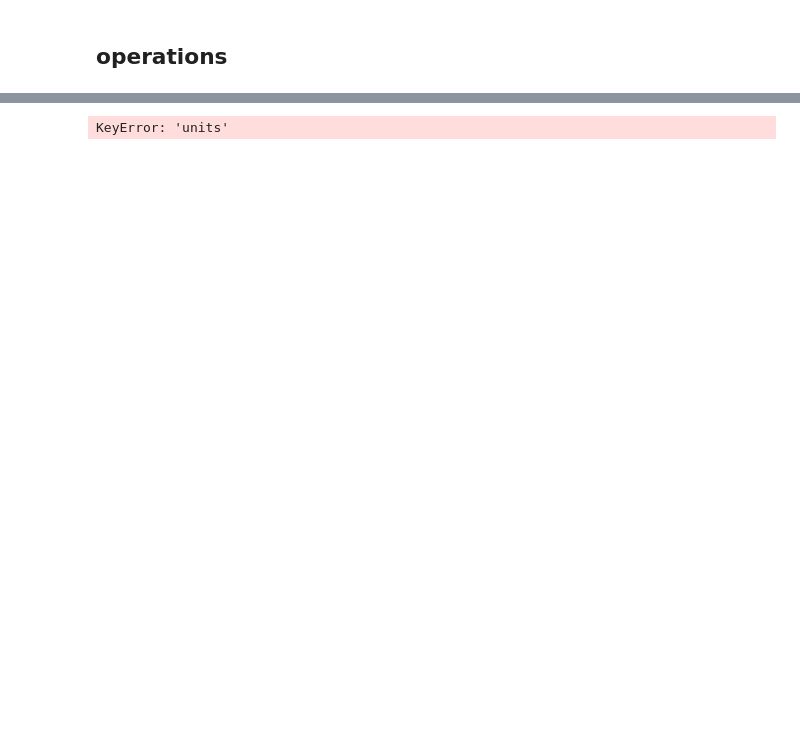
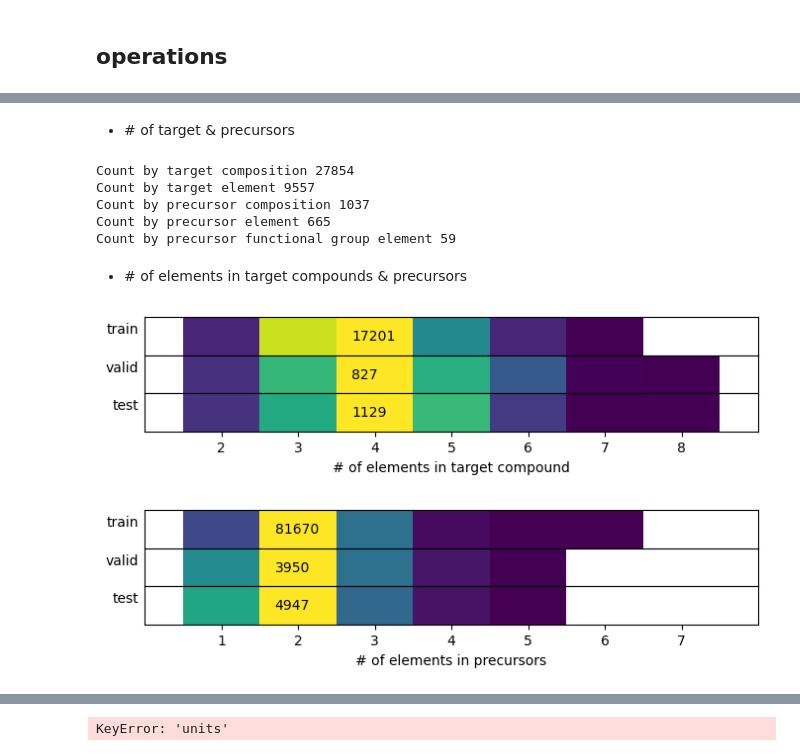
Before and after one commit to git-jhyang/inorganic_synthesis, a Jupyter notebook: notebooks/analysis_data.ipynb, the cells around one changed output, grey strips where cells are left out. Drawn from its saved outputs; the diff is of its cells as text; code cells hidden in the pictures; blank space fills up the shorter version.

```diff
--- a/notebooks/analysis_data.ipynb
+++ b/notebooks/analysis_data.ipynb
@@ -275,0 +501,60 @@ test_reactions 2934
+# %% [markdown]
+- \# of target & precursors
+# %%
+print('Count by target composition', len(count_target))
+print('Count by target element', len(count_target_system))
+print('Count by precursor composition', len(count_prec))
+print('Count by precursor element', len(count_prec_system))
+
+fg_sys = []
+for v in count_tgt_eles.values():
+    for k in v.keys():
+        if k not in fg_sys:
+            if k == 'count': continue
+            fg_sys.append(k)
+
+print('Count by precursor functional group element', len(fg_sys))
+# %% [output]
+Count by target composition 27854
+Count by target element 9557
+Count by precursor composition 1037
+Count by precursor element 665
+Count by precursor functional group element 59
+# %% [markdown]
+- \# of elements in target compounds & precursors
+# %%
+mat = np.zeros((3,10))
+cmap = mpl.cm.viridis
+cmap.set_under([1,1,1])
+ylabels = ['train','valid','test']
+for sys, count in count_target_system.items():
+    n_ele = len(sys)
+    mat[:, n_ele] += count
+f, axs = plt.subplots(3,1,figsize=(8,1.5), sharex=True)
+for ax, m, ylabel in zip(axs, mat, ylabels):
+    ax.pcolormesh([m], cmap=cmap, vmin=1)
+    ax.text(np.argmax(m)+0.2, 0.4, f'{np.max(m):.0f}')
+    ax.set_xticks(np.arange(2,9) + 0.5, labels=[str(i) for i in range(2,9)])
+    ax.set_xlim(1.5,9.5)
+    ax.set_yticks([])
+    ax.set_ylabel(ylabel, rotation=0, ha='right')
+ax.set_xlabel('# of elements in target compound')
+f.subplots_adjust(hspace=0)
+
+mat = np.zeros((3,10))
+for sys, count in count_prec_system.items():
+    n_ele = len(sys)
+    mat[:, n_ele] += count
+f, axs = plt.subplots(3,1,figsize=(8,1.5), sharex=True)
+for ax, m, ylabel in zip(axs, mat, ylabels):
+    ax.pcolormesh([m], cmap=cmap, vmin=1)
+    ax.text(np.argmax(m)+0.2, 0.4, f'{np.max(m):.0f}')
+    ax.set_xticks(np.arange(1,8) + 0.5, labels=[str(i) for i in range(1,8)])
+    ax.set_xlim(0.5,8.5)
+    ax.set_yticks([])
+    ax.set_ylabel(ylabel, rotation=0, ha='right')
+ax.set_xlabel('# of elements in precursors')
+f.subplots_adjust(hspace=0)
+# %% [output]
+[figure, added]
+[figure, added]
```
Also changed, not shown: parts of 45 cells of this notebook, 1 other file.
